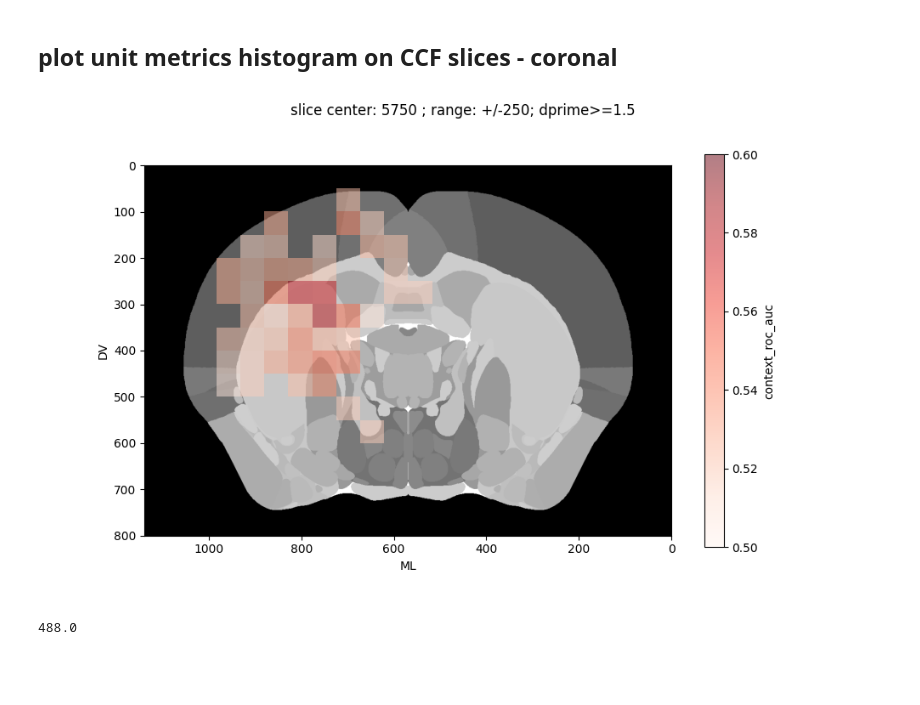
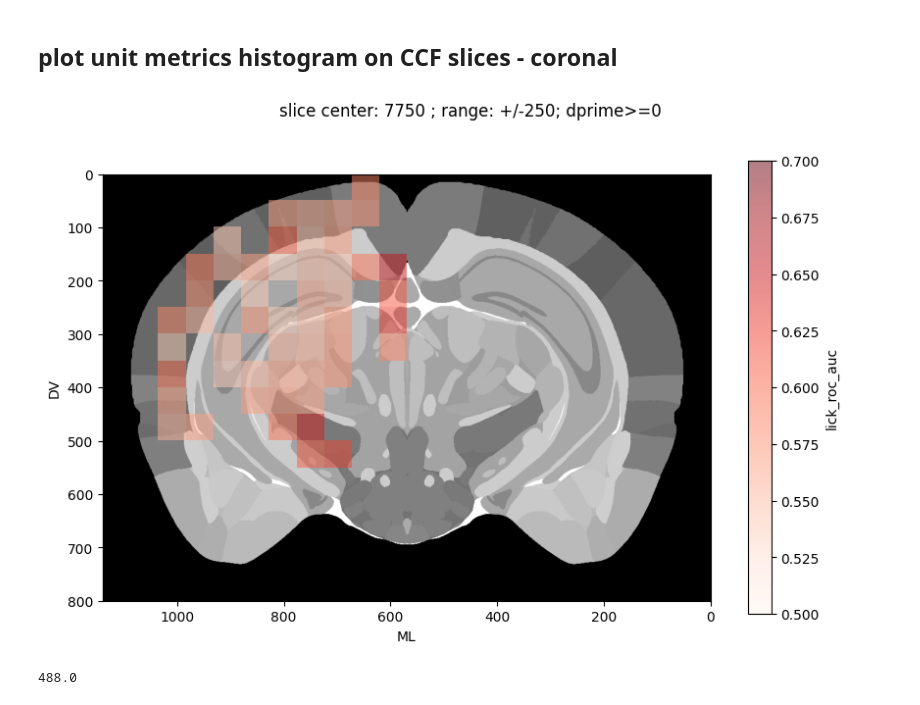
Before and after one commit to AllenInstitute/dynamic_routing_analysis, a Jupyter notebook: notebooks/single_unit_metrics_CCF_plot.ipynb, the cells around one changed output. Cells and saved outputs as stored; diff of their text form; code cells hidden in the pictures; blank space fills up the shorter version.

```diff
--- a/notebooks/single_unit_metrics_CCF_plot.ipynb
+++ b/notebooks/single_unit_metrics_CCF_plot.ipynb
@@ -42,5 +39,6 @@ annotation, meta = rspc.get_annotation_volume()
 # all_data=pd.read_pickle(all_data_path)
 
 # all_data_loadpath=r"D:\CO single unit metrics\v272_2025-08-15\stim_context_lick_modulation.parquet"
-all_data_loadpath=r"\\allen\programs\mindscope\workgroups\dynamicrouting\Ethan\CO single unit metrics\v272_2025-08-15\stim_context_lick_modulation.parquet"
+# all_data_loadpath=r"\\allen\programs\mindscope\workgroups\dynamicrouting\Ethan\CO single unit metrics\v272_2025-08-15\stim_context_lick_modulation.parquet"
+all_data_loadpath=r"\\allen\programs\mindscope\workgroups\dynamicrouting\Ethan\CO single unit metrics\v289_2026-08-26\stim_context_lick_modulation.parquet"
 all_data = pd.read_parquet(all_data_loadpath)
@@ -61,5 +86,5 @@ dr_session_list=(
 # %%
-all_performance=pl.scan_parquet('s3://aind-scratch-data/dynamic-routing/cache/nwb_components/v0.0.272/consolidated/performance.parquet').collect().to_pandas()
+all_performance=pl.scan_parquet('s3://aind-scratch-data/dynamic-routing/cache/nwb_components/v0.0.289/consolidated/performance.parquet').collect().to_pandas()
 #plot in tiers of performance
 sel_project='DynamicRouting'
 
@@ -164,8 +189,8 @@ for session_id in adj_pvals_shuffle['session_id'].unique():
 # structure_list=['MOs']
 # structure_list=['MOs','MOp','SS','ORB','FRP','ACA','ILA','PL','AI','GU','RSP','VIS','AUD','PTLp','TEa','PERI','ECT','VISC','ENT']
 # structure_list=['MOs']
-# structure_list=['RT']
-structure_list=['CP']
+structure_list=['SCzo','SCop','SCsg','SCiw','SCig','SCdw','SCdg','MRN','RN','PAG']
+# structure_list=['CP']
 # structure_list=['ORB','AI','GU','VISC','FRP']
 # structure_list=['AId','AIp','AIv','GU','VISC']
 # dprime_threshold=1.0
@@ -305,14 +330,14 @@ array([385. , 390. , 390. , ..., 495. , 510. , 497.5])
 #ccf shape = a/p, d/v, m/l
 
 # plot_variable='cr_vs_fa_early_roc_auc'
-plot_variable='sound1_roc_auc'
+# plot_variable='sound1_roc_auc'
 # plot_variable='aud_discrim_roc_auc'
 # plot_variable='vis1_roc_auc'
 # plot_variable='context_roc_auc'
 # plot_variable='lick_roc_auc'
 # plot_variable='n_units'
 # plot_variable='vis1_context_evoked_roc_auc'
-# plot_variable='sound1_context_evoked_roc_auc'
+plot_variable='sound1_context_evoked_roc_auc'
 
 # ###need to make unit minimum work
 # min_n_units=5
@@ -331,7 +356,7 @@ else:
     cmap='bwr'
 
 #size of bins in microns
-binsize=50
+binsize=35
 
 xsize=annotation.shape[2]
 ysize=annotation.shape[0]
@@ -464,7 +489,7 @@ fig.colorbar(ax=ax,mappable=values)
 # plot histogram on successive coronal slices
 
 # plot slices
-dprime_thresh=1.5
+dprime_thresh=0
 
 binsize=50
 
@@ -473,19 +498,20 @@ slice_pos_array=np.arange(2000+slice_size/2,10500,slice_size)
 savepath = (
     # dra.ANALYSIS_ROOT_PATH / "quick-figures/2025-08-15-single_unit_topography"
     # r"C:\Users\ethan.mcbride\OneDrive - Allen Institute\quick figures\2025-08-15-single_unit_topography"
-    r'C:\Users\ethan.mcbride\OneDrive - Allen Institute\quick figures\2025-12-16_single_unit_topography'
+    # r'C:\Users\ethan.mcbride\OneDrive - Allen Institute\quick figures\2025-12-16_single_unit_topography'
+    r"C:\Users\ethan.mcbride\OneDrive - Allen Institute\quick figures\2026-08-26_topography-single-units"
 )
 
-plot_variable='context_roc_auc'
+# plot_variable='context_roc_auc'
 # plot_variable='sound1_roc_auc'
 # plot_variable='vis1_roc_auc'
-# plot_variable='lick_roc_auc'
+plot_variable='lick_roc_auc'
 # plot_variable='n_units'
-# plot_variable='sound1_context_evoked_roc_auc'
+# plot_variable='vis1_context_evoked_roc_auc'
 # plot_variable='cross_modality_dprime'
 
 
-for slice_pos in slice_pos_array[7:8]:
+for slice_pos in slice_pos_array[11:12]:
     slice_image= rsp.get_slice_image(0, slice_pos)
     results= adj_pvals.query('ccf_ap >= @slice_pos-@slice_size/2 and ccf_ap < @slice_pos+@slice_size/2 and cross_modality_dprime >= @dprime_thresh')
 
@@ -509,7 +535,7 @@ for slice_pos in slice_pos_array[7:8]:
         plot_data=np.abs(0.5-results[plot_variable].to_numpy(dtype=float))+0.5
         cmap='Reds'
         vmin=0.5
-        vmax=0.6
+        vmax=0.7
     elif plot_variable=='n_units':
         plot_data=None
         cmap='Reds'
@@ -532,34 +558,34 @@ for slice_pos in slice_pos_array[7:8]:
         statbins = st.binned_statistic_2d(xinput, yinput, plot_data, statistic='mean', bins=(int(xsize/binsize), int(ysize/binsize)), range=((0,xsize), (0,ysize)))
         statbins_count = st.binned_statistic_2d(xinput, yinput, None, statistic='count', bins=(int(xsize/binsize), int(ysize/binsize)), range=((0,xsize), (0,ysize)))
 
     if plot_variable=='n_units':
         vmax=np.nanmax(statbins.statistic)*0.95
 
     #require each bin to have at least 10 units
     min_units_per_bin=10
     valid_bins = statbins_count.statistic >= min_units_per_bin
     statbins.statistic[~valid_bins] = np.nan
 
     values=ax.imshow(statbins.statistic.T,extent=[xsize,0,ysize,0],cmap=cmap,alpha=0.5,vmin=vmin,vmax=vmax,aspect='equal')
 
     # if 'roc_auc' in plot_variable:
     #     maxrange=np.nanmax(statbins.statistic)*0.99
     #     minrange=1-maxrange
     # else:
     #     minrange=np.nanmin(statbins.statistic)
     #     maxrange=np.nanmax(statbins.statistic)
 
     # points=ax.scatter(1140-results['ccf_ml']/10,results['ccf_dv']/10,c=np.abs(results[plot_variable]),alpha=0.5,cmap='Reds')#,vmin=-0.2,vmax=0.2)
     ax.set_xlabel('ML')
     ax.set_ylabel('DV')
     fig.colorbar(ax=ax,mappable=values,label=plot_variable)
     fig.suptitle('slice center: '+str(int(slice_pos))+' ; range: +/-'+str(int(slice_size/2))+'; dprime>='+str(dprime_thresh))
 
     # filesavepath=os.path.join(savepath,plot_variable+'_coronal_slice_'+str(int(slice_pos))+'.png')
     # plt.savefig(filesavepath,dpi=300)
     # plt.close(fig)
 # %% [output]
-[figure, old version]
+[figure, new version]
 # %%
 # np.nanmax(statbins.statistic)
 # %% [output]
```
Also changed, not shown: parts of 14 cells of this notebook, 10 other files.
